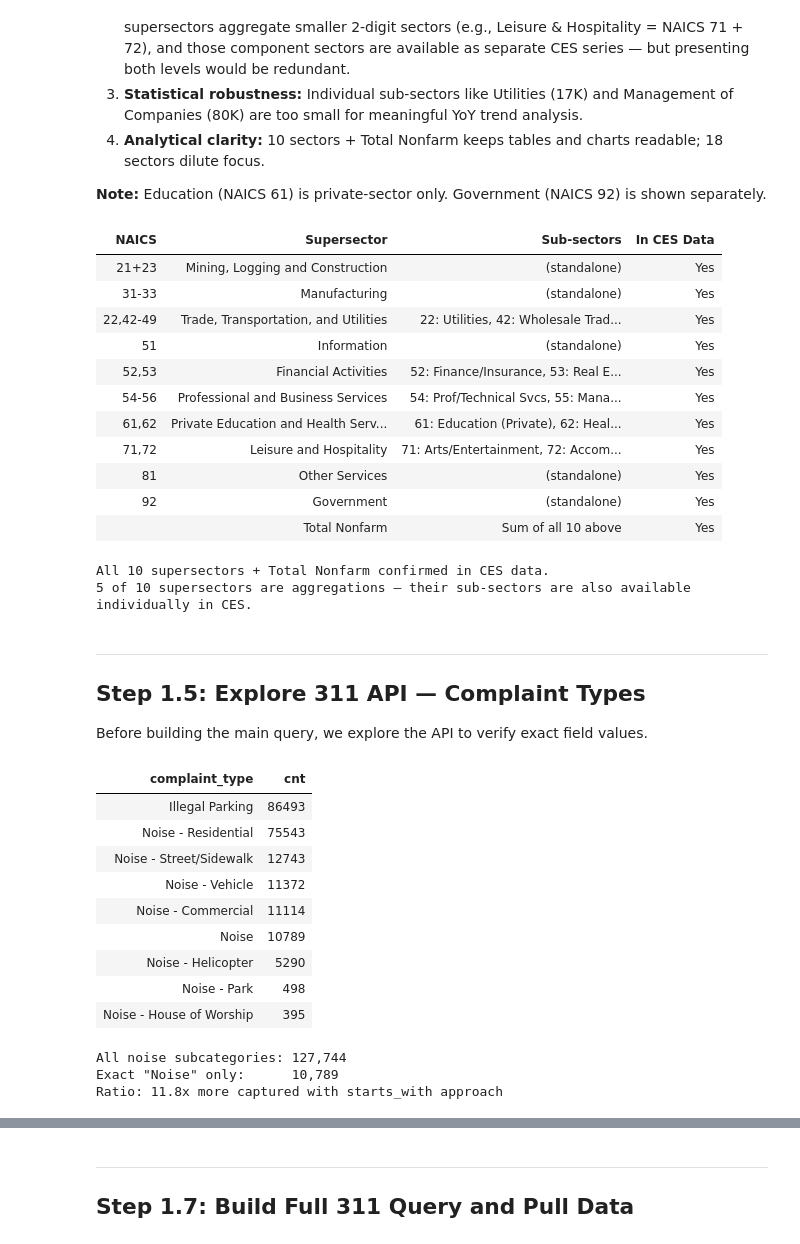
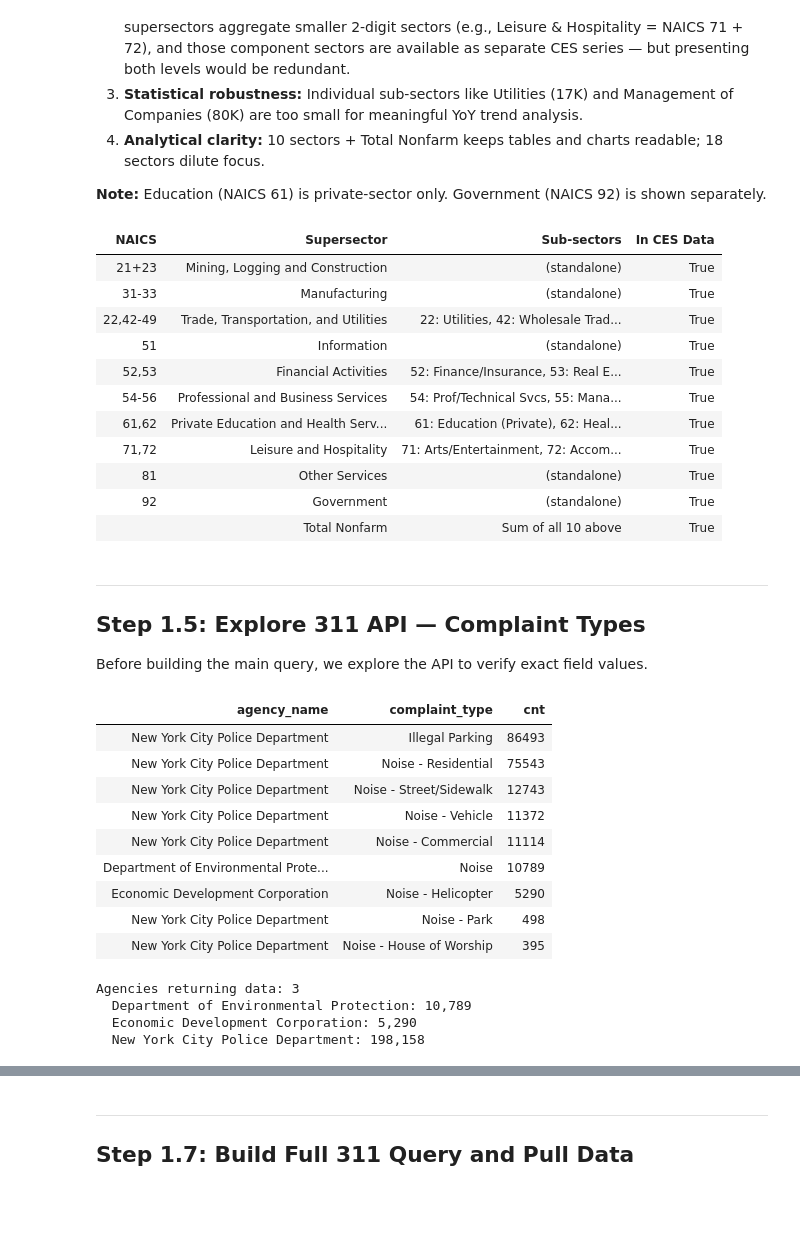
Before and after one commit to lrud/OSC_LR, a Jupyter notebook: notebooks/Phase1_Data_Acquisition_executed.ipynb, the cells around one changed output, grey strips where cells are left out. Cells and saved outputs as stored; diff of their text form; code cells hidden in the pictures; blank space fills up the shorter version.

```diff
--- a/notebooks/Phase1_Data_Acquisition_executed.ipynb
+++ b/notebooks/Phase1_Data_Acquisition_executed.ipynb
@@ -158,7 +152,6 @@ supersectors = [
     ('92', 'Government'),
 ]
 
-# Sub-sector composition for the 5 aggregated supersectors
 composition = {
     '22,42-49': ['22: Utilities', '42: Wholesale Trade', '44-45: Retail Trade', '48-49: Transport/Warehousing'],
     '52,53': ['52: Finance/Insurance', '53: Real Estate'],
@@ -167,37 +160,32 @@ composition = {
     '71,72': ['71: Arts/Entertainment', '72: Accommodation/Food'],
 }
 
-nyc_industries = set(ces[ces['AREANAME'] == 'New York City']['INDUSTRY_TITLE'].unique())
+# Pull actual industry titles from the CES data for NYC
+nyc_titles = sorted(ces[ces['AREANAME'] == 'New York City']['INDUSTRY_TITLE'].unique())
 
 rows = []
 for naics, title in supersectors:
-    in_data = title in nyc_industries
+    in_data = title in nyc_titles
     sub = ', '.join(composition.get(naics, []))
     rows.append({'NAICS': naics, 'Supersector': title, 'Sub-sectors': sub if sub else '(standalone)', 'In CES Data': in_data})
 
-rows.append({'NAICS': '', 'Supersector': 'Total Nonfarm', 'Sub-sectors': 'Sum of all 10 above', 'In CES Data': 'Total Nonfarm' in nyc_industries})
+rows.append({'NAICS': '', 'Supersector': 'Total Nonfarm', 'Sub-sectors': 'Sum of all 10 above', 'In CES Data': 'Total Nonfarm' in nyc_titles})
 
 df_map = pd.DataFrame(rows)
-df_map['In CES Data'] = df_map['In CES Data'].map({True: 'Yes', False: 'No'})
 display(df_map.style.hide(axis='index'))
-
-print(f'All 10 supersectors + Total Nonfarm confirmed in CES data.')
-print(f'5 of 10 supersectors are aggregations — their sub-sectors are also available individually in CES.')
 # %% [output]
 | NAICS | Supersector | Sub-sectors | In CES Data |
-| 21+23 | Mining, Logging and Construction | (standalone) | Yes |
-| 31-33 | Manufacturing | (standalone) | Yes |
-| 22,42-49 | Trade, Transportation, and Utilities | 22: Utilities, 42: Wholesale Trad... | Yes |
-| 51 | Information | (standalone) | Yes |
-| 52,53 | Financial Activities | 52: Finance/Insurance, 53: Real E... | Yes |
-| 54-56 | Professional and Business Services | 54: Prof/Technical Svcs, 55: Mana... | Yes |
-| 61,62 | Private Education and Health Serv... | 61: Education (Private), 62: Heal... | Yes |
-| 71,72 | Leisure and Hospitality | 71: Arts/Entertainment, 72: Accom... | Yes |
-| 81 | Other Services | (standalone) | Yes |
-| 92 | Government | (standalone) | Yes |
-|  | Total Nonfarm | Sum of all 10 above | Yes |
+| 21+23 | Mining, Logging and Construction | (standalone) | True |
+| 31-33 | Manufacturing | (standalone) | True |
+| 22,42-49 | Trade, Transportation, and Utilities | 22: Utilities, 42: Wholesale Trad... | True |
+| 51 | Information | (standalone) | True |
+| 52,53 | Financial Activities | 52: Finance/Insurance, 53: Real E... | True |
+| 54-56 | Professional and Business Services | 54: Prof/Technical Svcs, 55: Mana... | True |
+| 61,62 | Private Education and Health Serv... | 61: Education (Private), 62: Heal... | True |
+| 71,72 | Leisure and Hospitality | 71: Arts/Entertainment, 72: Accom... | True |
+| 81 | Other Services | (standalone) | True |
+| 92 | Government | (standalone) | True |
+|  | Total Nonfarm | Sum of all 10 above | True |
-All 10 supersectors + Total Nonfarm confirmed in CES data.
-5 of 10 supersectors are aggregations — their sub-sectors are also available individually in CES.
 # %% [markdown]
 ---
 ## Step 1.5: Explore 311 API — Complaint Types
@@ -206,38 +194,40 @@ Before building the main query, we explore the API to verify exact field values.
 # %%
 API_BASE = 'https://data.cityofnewyork.us/resource/erm2-nwe9.json'
 
 params = {
-    '$select': 'complaint_type, count(*) as cnt',
+    '$select': 'agency_name, complaint_type, count(*) as cnt',
     '$where': "created_date between '2021-12-15T00:00:00' and '2022-03-15T23:59:59' "
-             "AND (complaint_type like '%Noise%' OR complaint_type like '%Illegal Parking%')",
-    '$group': 'complaint_type',
+             "AND (starts_with(complaint_type, 'Noise') "
+             "OR complaint_type='Illegal Parking')",
+    '$group': 'agency_name, complaint_type',
     '$order': 'cnt DESC',
     '$limit': 100
 }
 r = requests.get(API_BASE, params=params)
 noise_df = pd.DataFrame(r.json())
 noise_df['cnt'] = noise_df['cnt'].astype(int)
 display(noise_df.style.hide(axis='index'))
 
-total_noise = noise_df[noise_df['complaint_type'].str.contains('Noise')]['cnt'].sum()
-exact_noise = noise_df[noise_df['complaint_type'] == 'Noise']['cnt'].sum()
-print(f'All noise subcategories: {total_noise:,}')
-print(f'Exact "Noise" only:      {exact_noise:,}')
-print(f'Ratio: {total_noise/exact_noise:.1f}x more captured with starts_with approach')
+agencies = noise_df['agency_name'].unique()
+print(f'Agencies returning data: {len(agencies)}')
+for a in sorted(agencies):
+    total = noise_df[noise_df['agency_name'] == a]['cnt'].sum()
+    print(f'  {a}: {total:,}')
 # %% [output]
-| complaint_type | cnt |
-| Illegal Parking | 86493 |
-| Noise - Residential | 75543 |
-| Noise - Street/Sidewalk | 12743 |
-| Noise - Vehicle | 11372 |
-| Noise - Commercial | 11114 |
-| Noise | 10789 |
-| Noise - Helicopter | 5290 |
-| Noise - Park | 498 |
-| Noise - House of Worship | 395 |
+| agency_name | complaint_type | cnt |
+| New York City Police Department | Illegal Parking | 86493 |
+| New York City Police Department | Noise - Residential | 75543 |
+| New York City Police Department | Noise - Street/Sidewalk | 12743 |
+| New York City Police Department | Noise - Vehicle | 11372 |
+| New York City Police Department | Noise - Commercial | 11114 |
+| Department of Environmental Prote... | Noise | 10789 |
+| Economic Development Corporation | Noise - Helicopter | 5290 |
+| New York City Police Department | Noise - Park | 498 |
+| New York City Police Department | Noise - House of Worship | 395 |
-All noise subcategories: 127,744
-Exact "Noise" only:      10,789
-Ratio: 11.8x more captured with starts_with approach
+Agencies returning data: 3
+  Department of Environmental Protection: 10,789
+  Economic Development Corporation: 5,290
+  New York City Police Department: 198,158
 # %% [markdown]
 ### Noise Matching Decision
 
```
Also changed, not shown: parts of 4 cells of this notebook, 3 other files.
